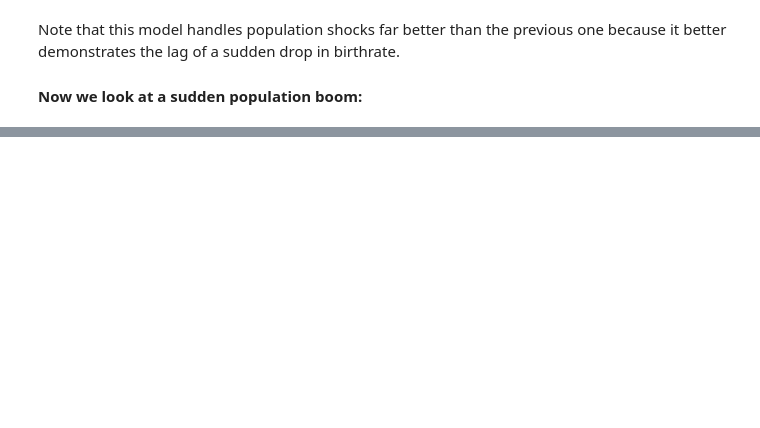
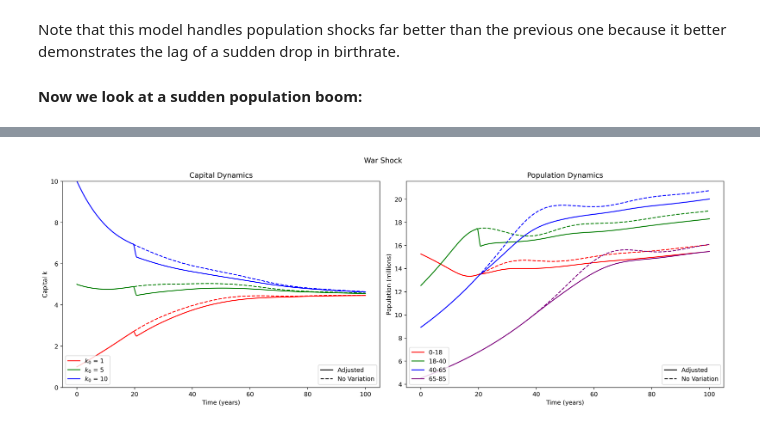
Before and after one commit to addmelo/volume4-project, a Jupyter notebook: Volume4Project.ipynb, the cells around one changed output, grey strips where cells are left out. Saved outputs shown, nothing was run; the diff lists cells and outputs as text; code cells hidden in the pictures; blank space fills up the shorter version.

```diff
--- a/Volume4Project.ipynb
+++ b/Volume4Project.ipynb
@@ -424,0 +436,100 @@ With capital this time as well.
+# %%
+#Define several k initial conditions, plotting conditions
+IC = [1,5,10]
+count = 0
+fig1 = plt.figure(figsize=(16,6),dpi=500)
+plt.subplot(121)
+label_list = ["Adjusted", "No Variation"]
+colors = ["red", "green", "blue"]#,"orange","purple"]
+line_style = ["--", "-"]
+color_legend = []
+style_legend = []
+
+#Define the model without shocks
+solow_parameters = Solow_Model_Parameters()
+# Here we initialize the ode function to solve
+shock_model = Population_Solow_Model(fertility_rate=2.1,solow_growth_parameters=solow_parameters,shock=True)
+prior_model = Population_Solow_Model(fertility_rate=2.1,solow_growth_parameters=solow_parameters)
+shock_model.prep_model()
+prior_model.prep_model()
+
+
+#Iterate through initial conditions, plot both the shock and the growth without shock
+for k0 in IC:
+    # Here we initialize the ode function to solve for the shock situation
+    # ode_shock = population_with_captial_growth_shocks(fertility_rate=2.1, life_expectancy=85, fertility_starts=18, fertility_ends=40,A=1,alpha=.5,delta=0.08,s=.3)
+    # ode_normal = population_with_captial_growth(fertility_rate=2.1, life_expectancy=85, fertility_starts=18, fertility_ends=40,A=1,alpha=.5,delta=0.08,s=.3)
+    ts = np.linspace(0,100,501)
+    # Here we set the initial conditions, solve the ODE
+    pop_0 = np.exp(-.02*np.arange(life_expect))
+
+    sol_shock = shock_model.solve(ts,pop_0,k0)
+    sol_normal = prior_model.solve(ts,pop_0,k0)
+
+    # Here consolidate the ages into age brackets, to make the data more visible
+    # Grouping the age brackets will also make it easier for our model
+    pop_values_shock,pop_labels = consolidate_age_groups(sol_shock.population,return_labels=True)
+    pop_values_normal,pop_labels = consolidate_age_groups(sol_normal.population,return_labels=True)
+
+    #Plot capital
+    color = colors[count]
+    plt.plot(sol_shock.t,sol_shock.capital,'-',color = color)
+    plt.plot(sol_normal.t,sol_normal.capital,'--',color = color)
+
+    #Add color line to legend
+    colorLine = Line2D([0,1],[0,1], linestyle='-', color=color)
+    color_legend.append(colorLine)
+    count = count + 1
+
+#Make 2 legends, set other plot information
+styleLine = Line2D([0,1],[0,1], linestyle='-', color="black")
+style_legend.append(styleLine)
+styleLine = Line2D([0,1],[0,1], linestyle='--', color="black")
+style_legend.append(styleLine)
+legend1 = plt.legend(color_legend, [r"$k_0$" + " = " + str(k0) for k0 in IC], loc=3)
+plt.legend(style_legend, label_list, loc=4)
+plt.gca().add_artist(legend1)
+
+plt.xlabel("Time (years)")
+plt.ylabel("Capital k")
+plt.suptitle(f"War Shock")
+plt.title('Capital Dynamics')
+plt.ylim([0,10])
+plt.tight_layout()
+
+
+# plt.plot(sol.t,sol.y*np.sum(sol.population,axis = 0),label = "Total GDP")
+# plt.plot(sol.t, sol.capital,label = "Capital per worker")
+
+# Here we plot the population growth
+label_list = ["Adjusted", "No Variation"]
+colors = ["red", "green", "blue","purple"]
+color_legend = []
+style_legend = []
+plt.subplot(122)
+for i in range(pop_values_shock.T.shape[1]):
+    color = colors[i]
+    to_plot_shock = pop_values_shock.T[:,i]
+    to_plot_normal = pop_values_normal.T[:,i]
+    plt.plot(sol_shock.t,to_plot_shock,'-',color = color)
+    plt.plot(sol_normal.t,to_plot_normal,'--',color = color)
+    #Add color line to legend
+    colorLine = Line2D([0,1],[0,1], linestyle='-', color=color)
+    color_legend.append(colorLine)
+#Make 2 legends, set other plot information
+styleLine = Line2D([0,1],[0,1], linestyle='-', color="black")
+style_legend.append(styleLine)
+styleLine = Line2D([0,1],[0,1], linestyle='--', color="black")
+style_legend.append(styleLine)
+legend1 = plt.legend(color_legend, pop_labels, loc=3)
+plt.legend(style_legend, label_list, loc=4)
+plt.gca().add_artist(legend1)
+
+plt.xlabel("Time (years)")
+plt.ylabel("Population (millions)")
+plt.title("Population Dynamics")
+plt.tight_layout()
+plt.show()
+fig1.savefig('Saved Figures/War Shock.pdf',bbox_inches = 'tight')
+# %% [output]
+[figure, added]
```
Also changed, not shown: parts of 8 cells of this notebook, 3 other files.
